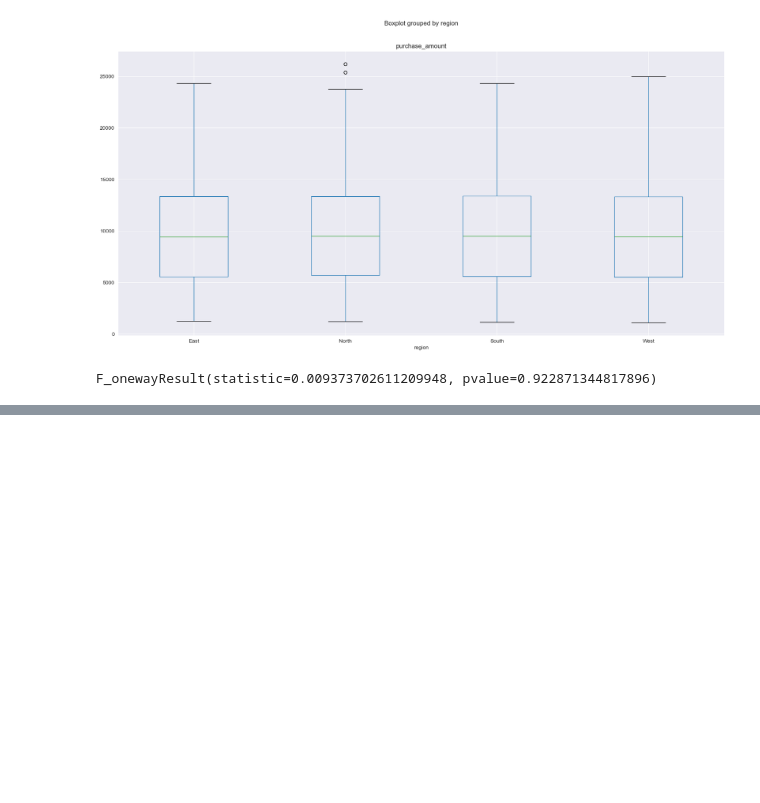
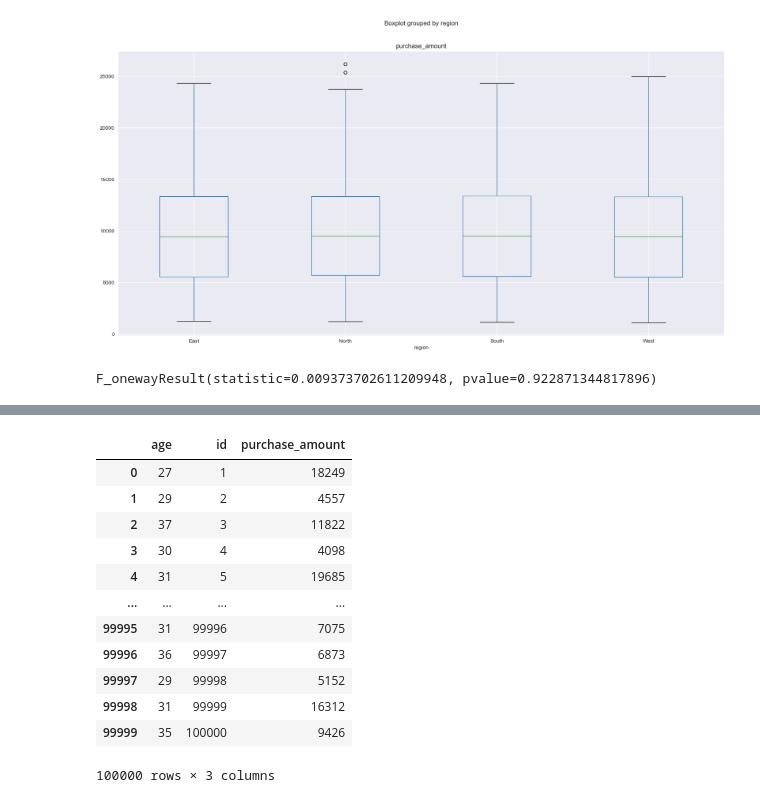
Before and after one commit to Siggy0002/Project-1-Team-Finance, a Jupyter notebook: Project 1 Code.ipynb, the cells around one changed output, grey strips where cells are left out. Saved outputs shown, nothing was run; the diff lists cells and outputs as text; code cells hidden in the pictures; blank space fills up the shorter version.

```diff
--- a/Project 1 Code.ipynb
+++ b/Project 1 Code.ipynb
@@ -563,0 +567,3 @@ F_onewayResult(statistic=0.009373702611209948, pvalue=0.922871344817896)
+# %%
+customer_purchase_amount = df["purchase_amount"]
+customer_purchase_amount
@@ -563,0 +599,23 @@ F_onewayResult(statistic=0.009373702611209948, pvalue=0.922871344817896)
+# %%
+customer_id=df["id"]
+# %%
+customer_age = df["age"]
+customer_age = pd.DataFrame(customer_age)
+
+customer_age = pd.concat([customer_age, customer_id, customer_purchase_amount], axis=1, ignore_index=True)
+customer_age = customer_age.rename(columns={0:"age",1:"id",2:"purchase_amount"})
+customer_age
+# %% [output]
+|  | age | id | purchase_amount |
+| 0 | 27 | 1 | 18249 |
+| 1 | 29 | 2 | 4557 |
+| 2 | 37 | 3 | 11822 |
+| 3 | 30 | 4 | 4098 |
+| 4 | 31 | 5 | 19685 |
+| ... | ... | ... | ... |
+| 99995 | 31 | 99996 | 7075 |
+| 99996 | 36 | 99997 | 6873 |
+| 99997 | 29 | 99998 | 5152 |
+| 99998 | 31 | 99999 | 16312 |
+| 99999 | 35 | 100000 | 9426 |
+100000 rows × 3 columns
```
Also changed, not shown: parts of 17 cells of this notebook, 2 other files.
